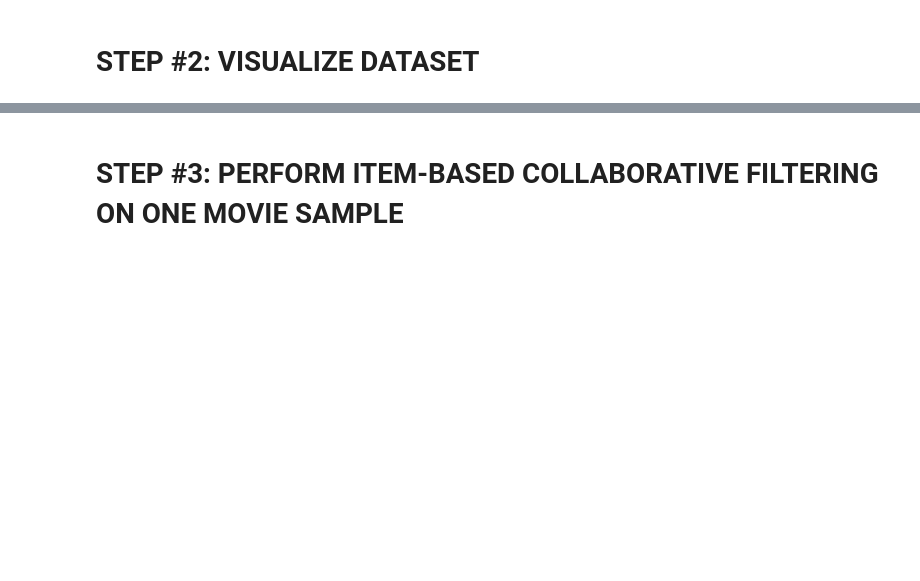
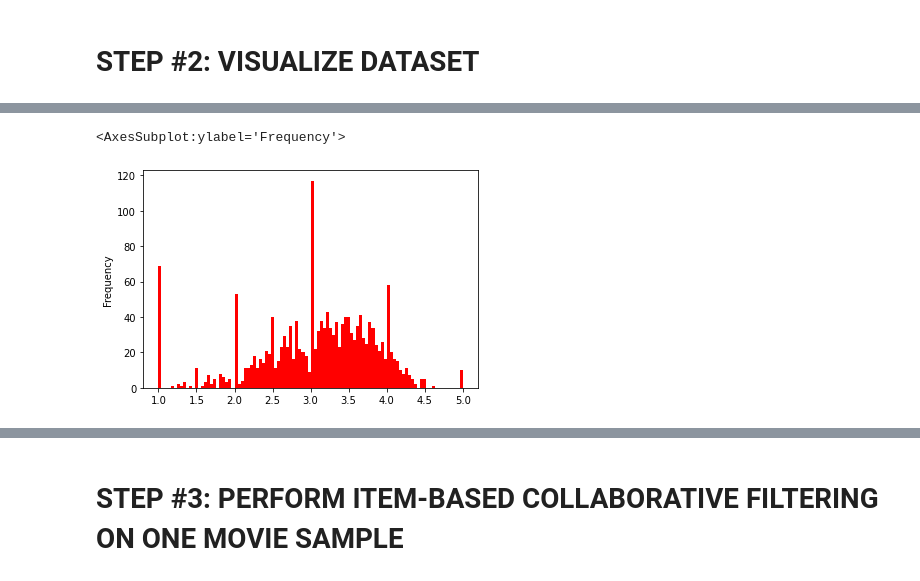
Before and after one commit to jainharsh21/Movie-Recommender-System, a Jupyter notebook: movie_recommender_system.ipynb, the cells around one changed output, grey strips where cells are left out. Saved outputs shown, nothing was run; the diff lists cells and outputs as text; code cells hidden in the pictures; blank space fills up the shorter version.

Commit message:
Data visualization

```diff
--- a/movie_recommender_system.ipynb
+++ b/movie_recommender_system.ipynb
@@ -53,0 +159,2 @@ movies_rating_df.shape
+# %%
+ratings_df_mean = movies_rating_df.groupby('title')['rating'].describe()['mean']
@@ -53,0 +177,2 @@ movies_rating_df.shape
+# %%
+ratings_df_count = movies_rating_df.groupby('title')['rating'].describe()['count']
@@ -53,0 +195,2 @@ movies_rating_df.shape
+# %%
+ratings_mean_count_df = pd.concat([ratings_df_count, ratings_df_mean], axis = 1)
@@ -53,0 +213,5 @@ movies_rating_df.shape
+# %%
+ratings_mean_count_df['mean'].plot(bins=100, kind='hist', color = 'r')
+# %% [output]
+<AxesSubplot:ylabel='Frequency'>
+[figure, added]
```
Also changed, not shown: parts of 15 cells of this notebook.
